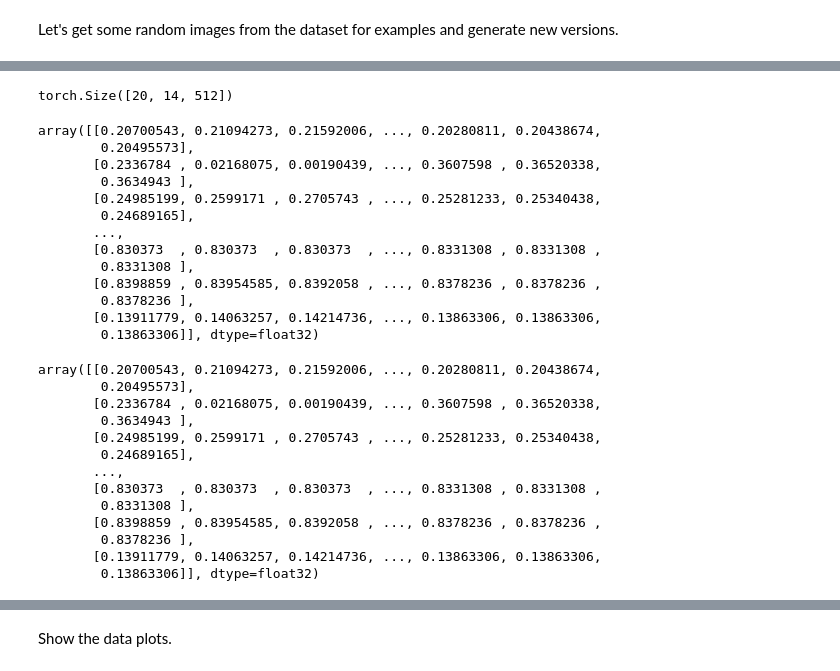
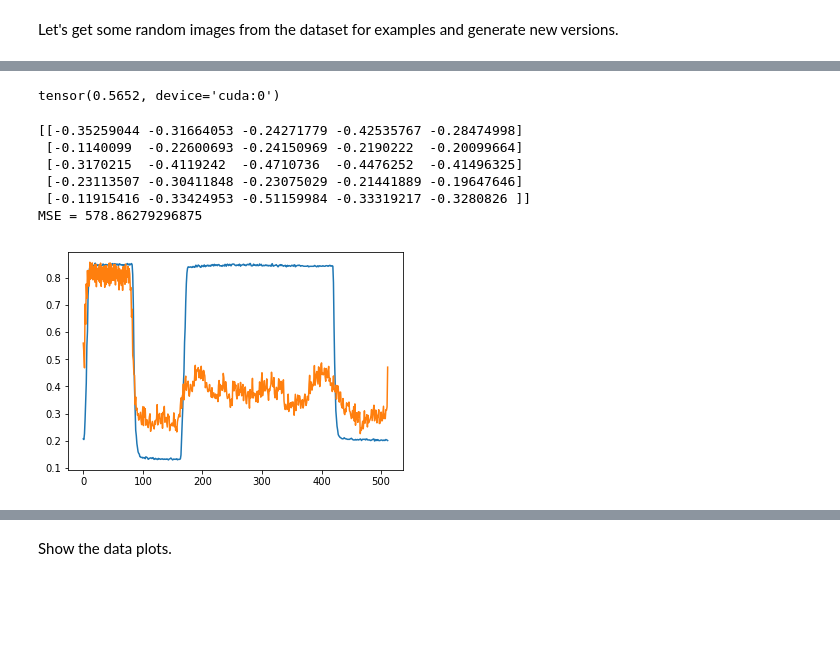
Before and after one commit to mttmac/glance, a Jupyter notebook: Week3Demo.ipynb, the cells around one changed output, grey strips where cells are left out. Cells and saved outputs as stored; diff of their text form; code cells hidden in the pictures; blank space fills up the shorter version.

```diff
--- a/Week3Demo.ipynb
+++ b/Week3Demo.ipynb
@@ -34,0 +14,4 @@ VAE1D(
+# %%
+model = VAE1D(size, n_channels, n_latent)
+model = model.to(device)
+print(f"Time-series size = {size}, number of sensors = {n_channels}")
@@ -67,38 +96,0 @@ with torch.no_grad():
-# %%
-gen_data.shape
-# %% [output]
-torch.Size([20, 14, 512])
-# %%
-sample = data[1, :, :].cpu().numpy()
-sample
-# %% [output]
-array([[0.20700543, 0.21094273, 0.21592006, ..., 0.20280811, 0.20438674,
-        0.20495573],
-       [0.2336784 , 0.02168075, 0.00190439, ..., 0.3607598 , 0.36520338,
-        0.3634943 ],
-       [0.24985199, 0.2599171 , 0.2705743 , ..., 0.25281233, 0.25340438,
-        0.24689165],
-       ...,
-       [0.830373  , 0.830373  , 0.830373  , ..., 0.8331308 , 0.8331308 ,
-        0.8331308 ],
-       [0.8398859 , 0.83954585, 0.8392058 , ..., 0.8378236 , 0.8378236 ,
-        0.8378236 ],
-       [0.13911779, 0.14063257, 0.14214736, ..., 0.13863306, 0.13863306,
-        0.13863306]], dtype=float32)
-# %%
-gen_sample = gen_data[1, :, :].cpu().numpy()
-sample
-# %% [output]
-array([[0.20700543, 0.21094273, 0.21592006, ..., 0.20280811, 0.20438674,
-        0.20495573],
-       [0.2336784 , 0.02168075, 0.00190439, ..., 0.3607598 , 0.36520338,
-        0.3634943 ],
-       [0.24985199, 0.2599171 , 0.2705743 , ..., 0.25281233, 0.25340438,
-        0.24689165],
-       ...,
-       [0.830373  , 0.830373  , 0.830373  , ..., 0.8331308 , 0.8331308 ,
-        0.8331308 ],
-       [0.8398859 , 0.83954585, 0.8392058 , ..., 0.8378236 , 0.8378236 ,
-        0.8378236 ],
-       [0.13911779, 0.14063257, 0.14214736, ..., 0.13863306, 0.13863306,
-        0.13863306]], dtype=float32)
@@ -104,0 +100,21 @@ array([[0.20700543, 0.21094273, 0.21592006, ..., 0.20280811, 0.20438674,
+# %%
+# gen_err[0, :5, :5]
+gen_err
+# %% [output]
+tensor(0.5652, device='cuda:0')
+# %%
+idx = 0
+sample = data[idx, :, :].cpu().numpy()
+gen_sample = gen_data[idx, :, :].cpu().numpy()
+plt.plot(sample[0, :])
+plt.plot(gen_sample[0, :])
+print(sample[:5, :5] - gen_sample[:5, :5])
+print(f"MSE = {np.power((sample - gen_sample), 2).sum() / 2}")
+# %% [output]
+[[-0.35259044 -0.31664053 -0.24271779 -0.42535767 -0.28474998]
+ [-0.1140099  -0.22600693 -0.24150969 -0.2190222  -0.20099664]
+ [-0.3170215  -0.4119242  -0.4710736  -0.4476252  -0.41496325]
+ [-0.23113507 -0.30411848 -0.23075029 -0.21441889 -0.19647646]
+ [-0.11915416 -0.33424953 -0.51159984 -0.33319217 -0.3280826 ]]
+MSE = 578.86279296875
+[figure, added]
```
Also changed, not shown: parts of 19 cells of this notebook, 4 other files.
